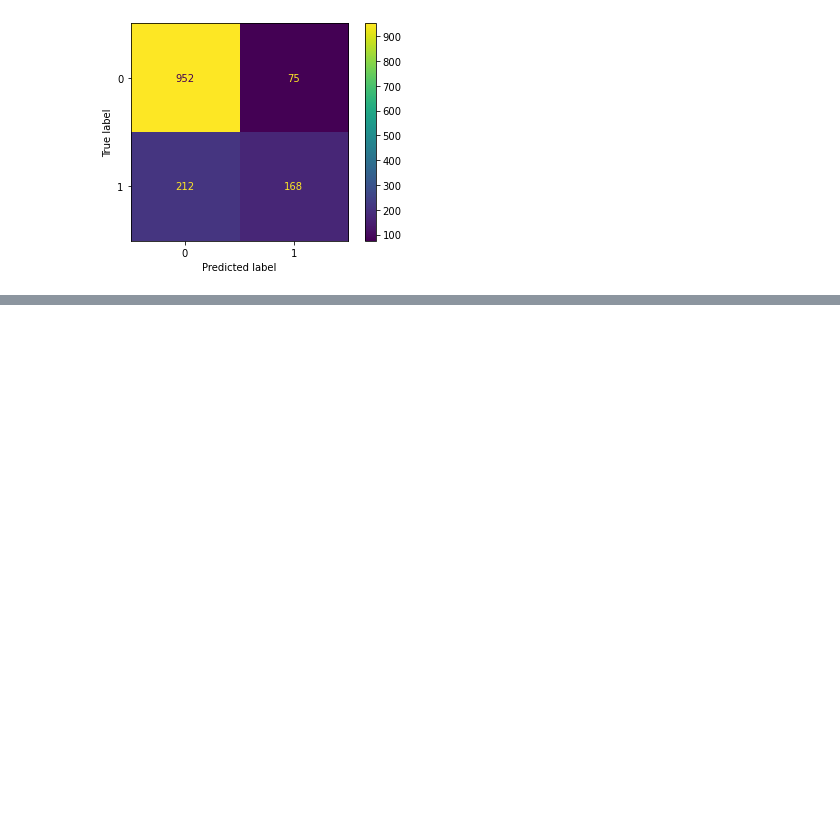
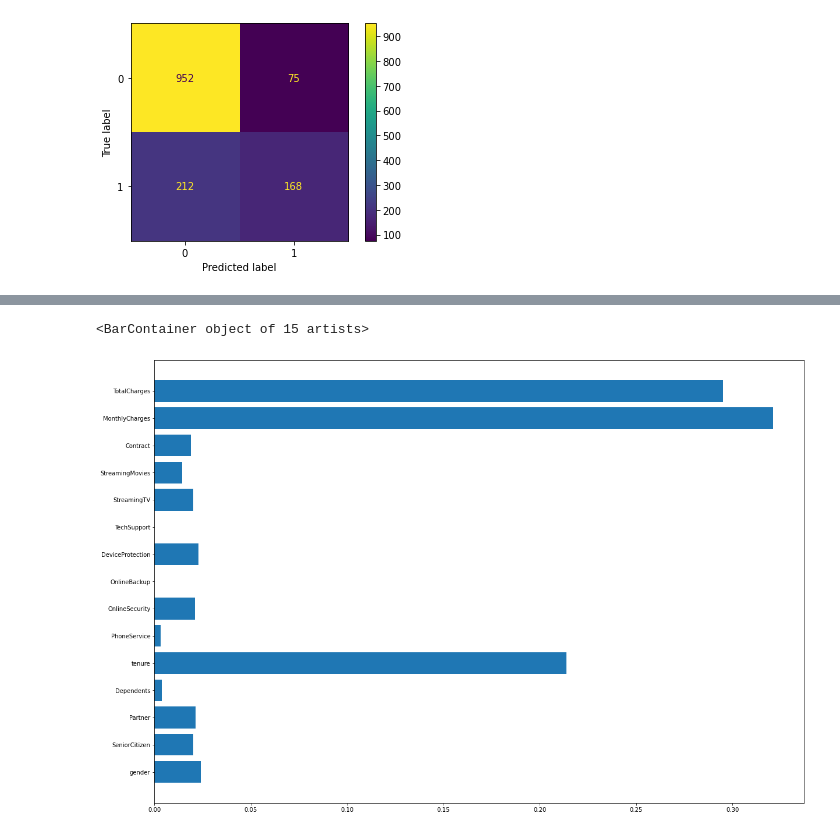
Before and after one commit to wesssp/IH_RH_DA_FT_OCT_2022, a Jupyter notebook: Class_Materials/Machine_Learning/Supervised_Learning/Lab/KNN and LR lab.ipynb, the cells around one changed output, grey strips where cells are left out. Saved outputs shown, nothing was run; the diff lists cells and outputs as text; code cells hidden in the pictures; blank space fills up the shorter version.

```diff
--- a/Class_Materials/Machine_Learning/Supervised_Learning/Lab/KNN and LR lab.ipynb
+++ b/Class_Materials/Machine_Learning/Supervised_Learning/Lab/KNN and LR lab.ipynb
@@ -164,0 +244,13 @@ Confusion matrix for the test set
+# %%
+for i in range(1, 30):
+    y_pred_acc = 0
+    dmodel = DecisionTreeClassifier(max_depth=i)
+    dmodel.fit(X_train, y_train)
+    y_test_dmod_pred  = dmodel.predict(X_test)
+    if dmodel.score(X_test, y_test) > y_pred_acc:
+        y_pred_acc = dmodel.score(X_test, y_test)
+    else:
+        pass
+    print(i, accuracy_score(y_test, y_test_dmod_pred),
+    precision_score(y_test, y_test_dmod_pred),
+    recall_score(y_test, y_test_dmod_pred))
@@ -164,0 +275,6 @@ Confusion matrix for the test set
+# %%
+plt.figure(figsize=(20,14))
+plt.barh(X.columns, dmodel.feature_importances_)
+# %% [output]
+<BarContainer object of 15 artists>
+[figure, added]
```
Also changed, not shown: parts of 10 cells of this notebook.
